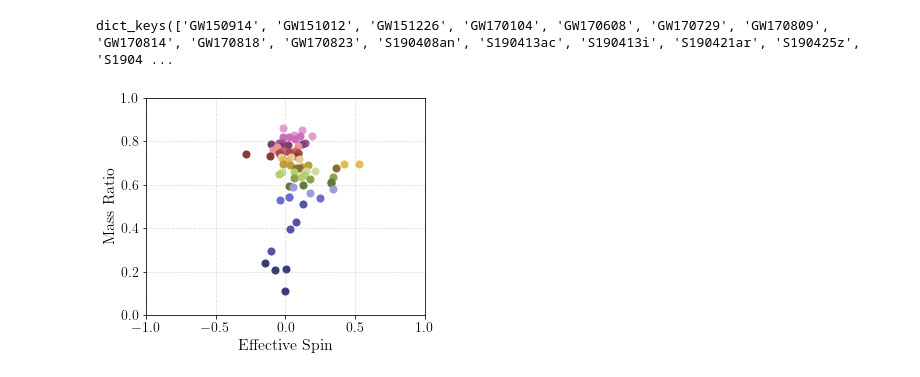
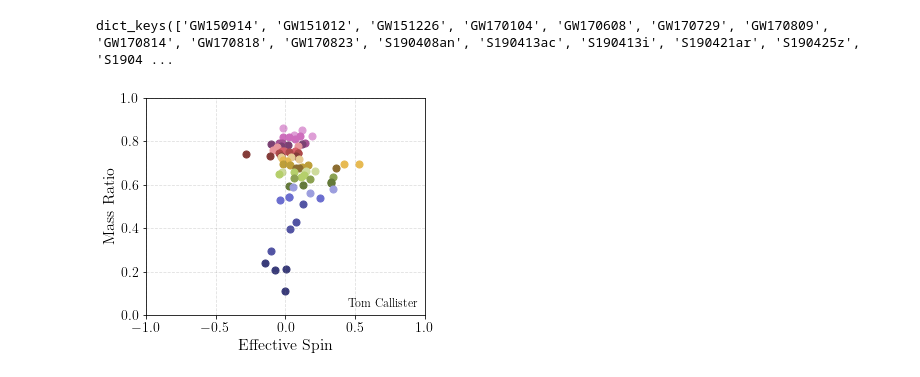
Before and after one commit to gw-gallery/q-vs-chi-effective-pollock-plot, a Jupyter notebook: q-vs-chi-effective-pollock-plot.ipynb, the cells around one changed output. Cells and saved outputs as stored; diff of their text form; code cells hidden in the pictures.

```diff
--- a/q-vs-chi-effective-pollock-plot.ipynb
+++ b/q-vs-chi-effective-pollock-plot.ipynb
@@ -19,30 +19,31 @@ dict_keys(['GW150914', 'GW151012', 'GW151226', 'GW170104', 'GW170608', 'GW170729
 # %%
 fig,ax = plt.subplots(figsize=(5,4))
 
 colormap = plt.get_cmap('tab20b')
 ax.set_prop_cycle('color',plt.cm.tab20b(np.linspace(0,1,len(sampleDict))[::-1]))
 
 q = np.array([np.median(sampleDict[key]['m2']/sampleDict[key]['m1']) for key in sampleDict.keys()])
 chi = np.array([np.median(sampleDict[key]['Xeff']) for key in sampleDict.keys()])
 
 sorting = np.argsort(q)[::-1]
 q = q[sorting]
 chi = chi[sorting]
 
 for i in range(q.size):
     ax.scatter(chi[i],q[i],s=50)
 
 ax.set_xlabel(r'Effective Spin',fontsize=16)
 ax.set_ylabel(r'Mass Ratio',fontsize=16)
 ax.tick_params(axis='both', labelsize=14)
 ax.set_xlim(-1,1)
 ax.set_ylim(0,1)
 ax.xaxis.grid(True,which='major',ls='--',color='grey',alpha=0.25)
 ax.yaxis.grid(True,which='major',ls='--',color='grey',alpha=0.25)
+t = ax.text(0.95,0.03,"Tom Callister",horizontalalignment='right',verticalalignment='bottom',fontsize=12)
 
 plt.savefig('q_v_chi-effective-pollock-plot.png',bbox_inches='tight',dpi=200)
 # %% [output]
-[figure, old version]
+[figure, new version]
 # %%
 fig,ax = plt.subplots(figsize=(5,4))
 
```
Also changed, not shown: parts of 1 cell of this notebook, 2 other files.
